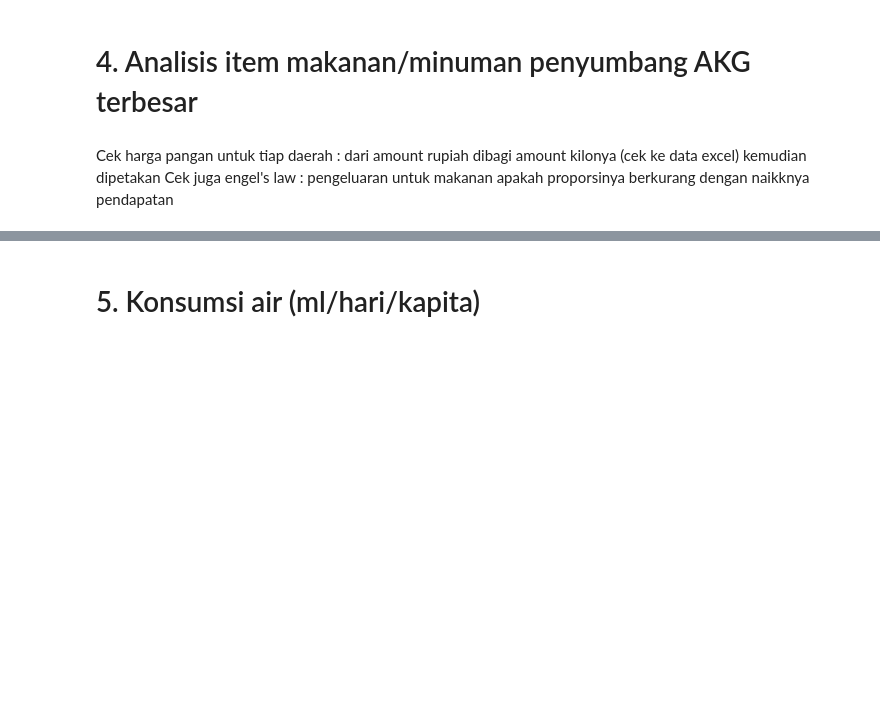
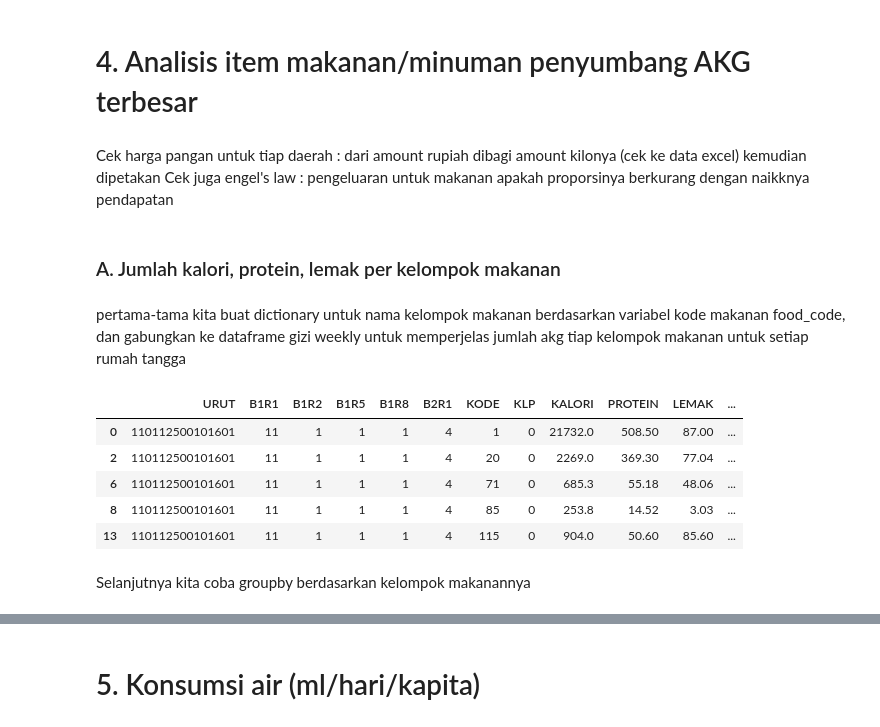
Before and after one commit to davidsirait/projectlab_susenas, a Jupyter notebook: Susenas - Gizi v2.ipynb, the cells around one changed output, grey strips where cells are left out. Saved outputs shown, nothing was run; the diff lists cells and outputs as text; code cells hidden in the pictures; blank space fills up the shorter version.

```diff
--- a/Susenas - Gizi v2.ipynb
+++ b/Susenas - Gizi v2.ipynb
@@ -746,3 +753,27 @@ map_1.save_to_html()
 # %% [markdown]
 Cek harga pangan untuk tiap daerah : dari amount rupiah dibagi amount kilonya (cek ke data excel) kemudian dipetakan
 Cek juga engel's law : pengeluaran untuk makanan apakah proporsinya berkurang dengan naikknya pendapatan
+# %% [markdown]
+### A. Jumlah kalori, protein, lemak per kelompok makanan
+# %% [markdown]
+pertama-tama kita buat dictionary untuk nama kelompok makanan berdasarkan variabel kode makanan food_code, dan gabungkan ke dataframe gizi weekly untuk memperjelas jumlah akg tiap kelompok makanan untuk setiap rumah tangga
+# %%
+# buat dictionary kode dan nama makanan
+food_group_name = ["Padi-padian", "Umbi-umbian", "Ikan/udang/cumi", "Daging","Telur dan Susu", "Sayur-sayuran",
+              "Kacang-kacangan", "Buah-buahan", "Minyak dan Lemak", "Bahan Minuman", "Bumbu-bumbuan",
+              "Konsumsi Lainnya", "Makanan dan Minuman Jadi"]
+food_group = dict(zip(food_code,food_group_name))
+
+# buat kolom baru di dataframe gizi_weekly
+gizi_weekly_named= gizi_weekly.copy()
+gizi_weekly_named['grup_makanan'] = gizi_weekly_named['KODE'].map(food_group)
+
+# coba kita cek datanya
+gizi_weekly_named.head()
+# %% [output]
+|  | URUT | B1R1 | B1R2 | B1R5 | B1R8 | B2R1 | KODE | KLP | KALORI | PROTEIN | LEMAK | ... |
+| 0 | 110112500101601 | 11 | 1 | 1 | 1 | 4 | 1 | 0 | 21732.0 | 508.50 | 87.00 | ... |
+| 2 | 110112500101601 | 11 | 1 | 1 | 1 | 4 | 20 | 0 | 2269.0 | 369.30 | 77.04 | ... |
+| 6 | 110112500101601 | 11 | 1 | 1 | 1 | 4 | 71 | 0 | 685.3 | 55.18 | 48.06 | ... |
+| 8 | 110112500101601 | 11 | 1 | 1 | 1 | 4 | 85 | 0 | 253.8 | 14.52 | 3.03 | ... |
+| 13 | 110112500101601 | 11 | 1 | 1 | 1 | 4 | 115 | 0 | 904.0 | 50.60 | 85.60 | ... |
@@ -748,0 +787,2 @@ Cek juga engel's law : pengeluaran untuk makanan apakah proporsinya berkurang de
+# %% [markdown]
+Selanjutnya kita coba groupby berdasarkan kelompok makanannya
```
Also changed, not shown: parts of 31 cells of this notebook.
